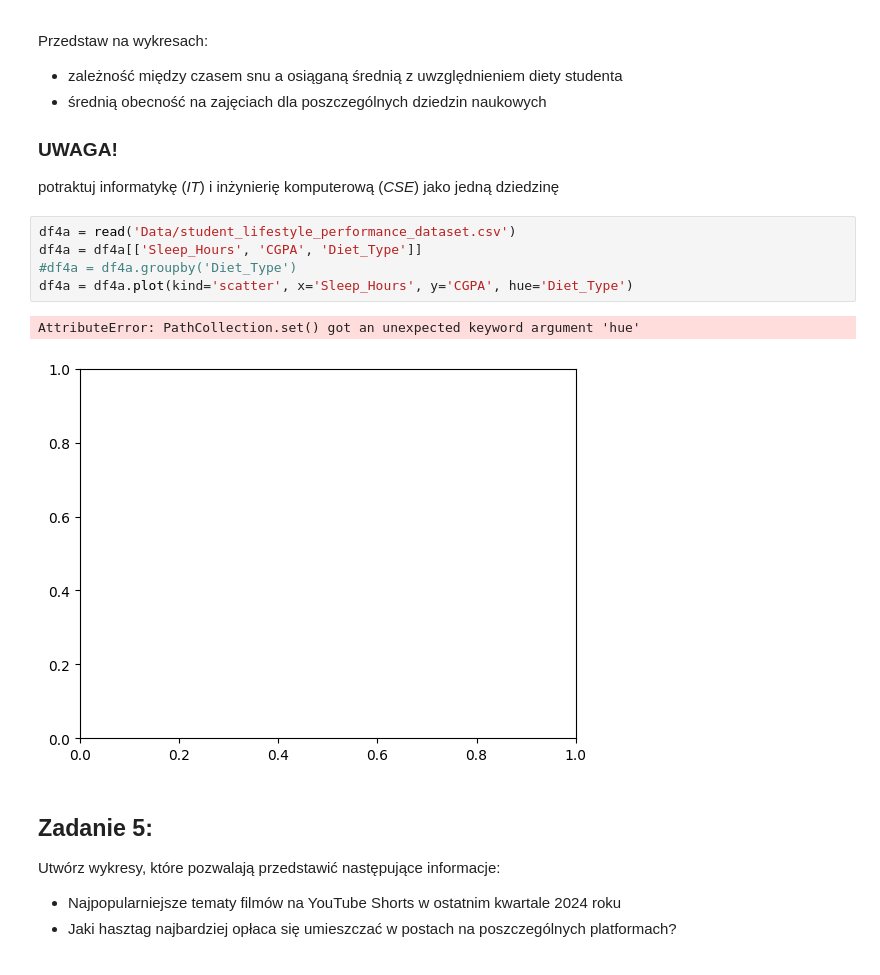
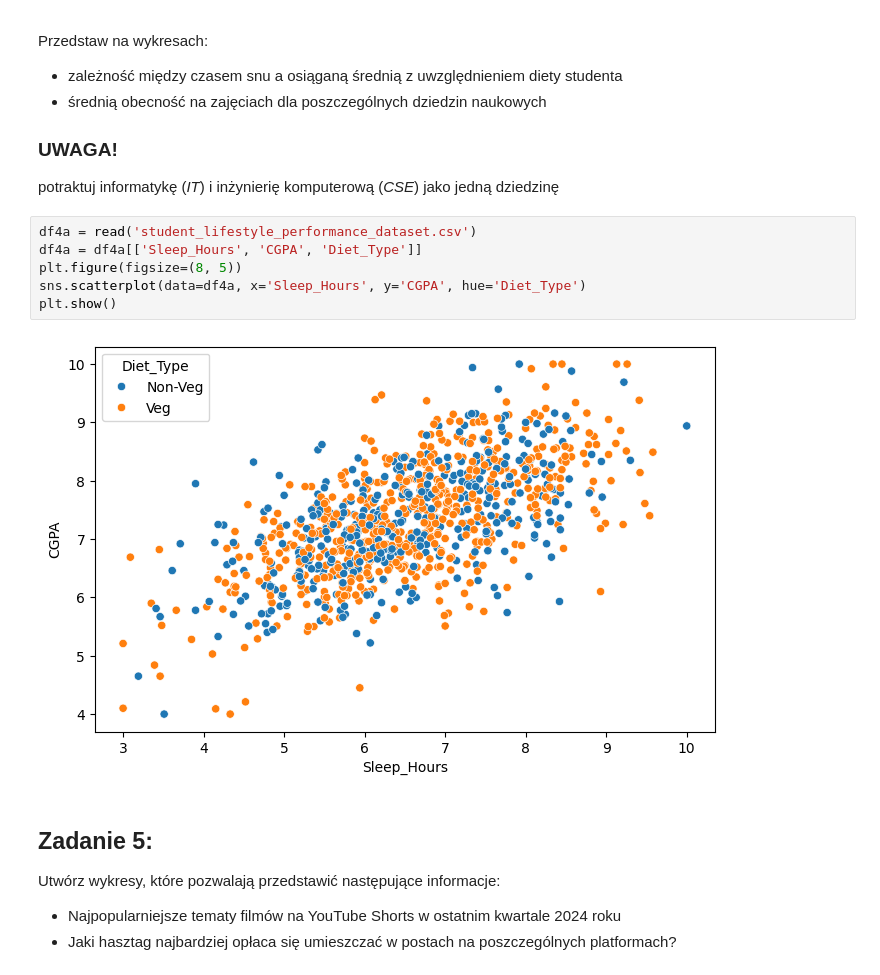
Before and after one commit to Zajecia-na-PWr-LR/lista-1-TymonS484, a Jupyter notebook: UczenieMaszynowe_25_26_Lista1.ipynb, the cells around one changed output. Saved outputs shown, nothing was run; the diff lists cells and outputs as text.

```diff
--- a/UczenieMaszynowe_25_26_Lista1.ipynb
+++ b/UczenieMaszynowe_25_26_Lista1.ipynb
@@ -150,13 +150,13 @@ Przedstaw na wykresach:
 ### UWAGA!
 potraktuj informatykę (*IT*) i inżynierię komputerową (*CSE*) jako jedną dziedzinę
 # %%
-df4a = read('Data/student_lifestyle_performance_dataset.csv')
+df4a = read('student_lifestyle_performance_dataset.csv')
 df4a = df4a[['Sleep_Hours', 'CGPA', 'Diet_Type']]
-#df4a = df4a.groupby('Diet_Type')
-df4a = df4a.plot(kind='scatter', x='Sleep_Hours', y='CGPA', hue='Diet_Type')
+plt.figure(figsize=(8, 5))
+sns.scatterplot(data=df4a, x='Sleep_Hours', y='CGPA', hue='Diet_Type')
+plt.show()
 # %% [output]
-AttributeError: PathCollection.set() got an unexpected keyword argument 'hue'
-[figure, old version]
+[figure, new version]
 # %% [markdown]
 ## Zadanie 5:
 Utwórz wykresy, które pozwalają przedstawić następujące informacje:
```
Also changed, not shown: parts of 3 cells of this notebook.
